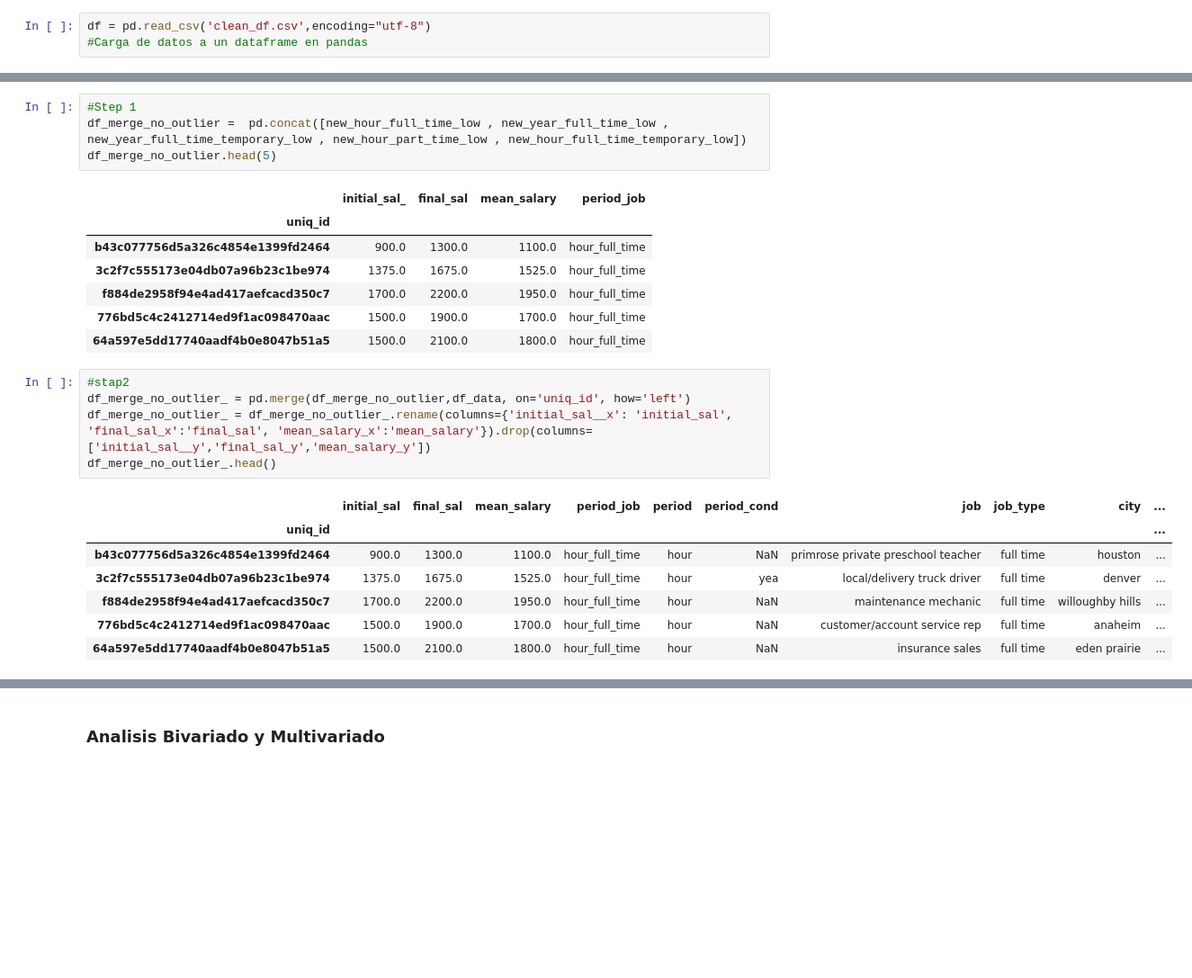
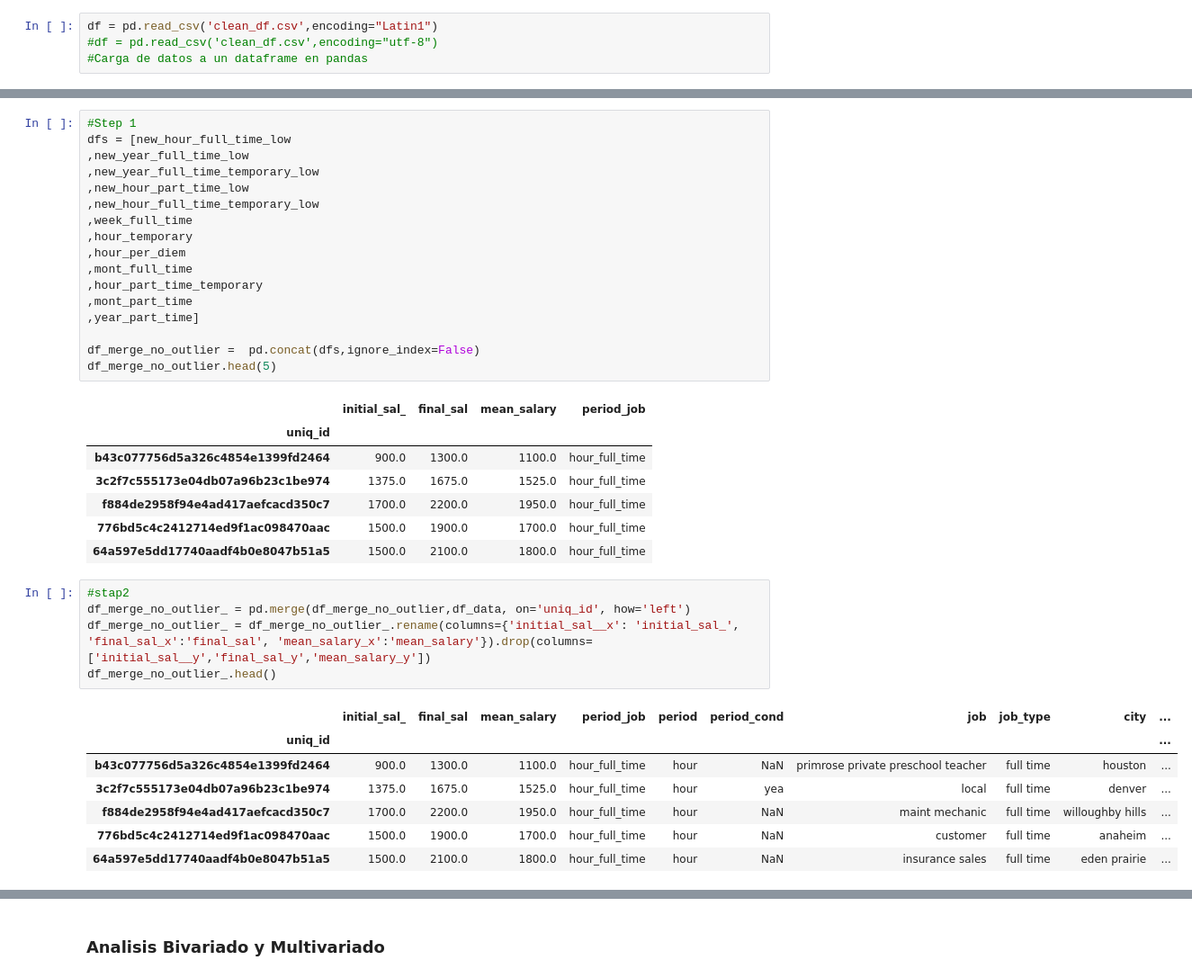
Before and after one commit to yohan-alfonso/Exploracion_Datos, a Jupyter notebook: main.ipynb, the cells around one changed output, grey strips where cells are left out. Shown at 90% size. Cells and saved outputs as stored; diff of their text form; blank space fills up the shorter version.

```diff
--- a/main.ipynb
+++ b/main.ipynb
@@ -42,7 +42,8 @@ Los siguientes datos son obtenidos del archivo "clean_df.csv"
 import pandas as pd
 import numpy as np
 # %%
-df = pd.read_csv('clean_df.csv',encoding="utf-8")
+df = pd.read_csv('clean_df.csv',encoding="Latin1")
+#df = pd.read_csv('clean_df.csv',encoding="utf-8")
 #Carga de datos a un dataframe en pandas
 # %%
 df = df.set_index('uniq_id')
@@ -554,7 +611,20 @@ In order to create this step of the process we have to caoncatenate and merge th
 - 3 merge dataset step 2 with dataset point b
 # %%
 #Step 1
-df_merge_no_outlier =  pd.concat([new_hour_full_time_low , new_year_full_time_low , new_year_full_time_temporary_low , new_hour_part_time_low , new_hour_full_time_temporary_low])
+dfs = [new_hour_full_time_low
+,new_year_full_time_low
+,new_year_full_time_temporary_low
+,new_hour_part_time_low
+,new_hour_full_time_temporary_low
+,week_full_time
+,hour_temporary
+,hour_per_diem
+,mont_full_time
+,hour_part_time_temporary
+,mont_part_time
+,year_part_time]
+
+df_merge_no_outlier =  pd.concat(dfs,ignore_index=False)
 df_merge_no_outlier.head(5)
 # %% [output]
 |  | initial_sal_ | final_sal | mean_salary | period_job |
@@ -567,14 +637,14 @@ df_merge_no_outlier.head(5)
 # %%
 #stap2
 df_merge_no_outlier_ = pd.merge(df_merge_no_outlier,df_data, on='uniq_id', how='left')
-df_merge_no_outlier_ = df_merge_no_outlier_.rename(columns={'initial_sal__x': 'initial_sal', 'final_sal_x':'final_sal', 'mean_salary_x':'mean_salary'}).drop(columns=['initial_sal__y','final_sal_y','mean_salary_y'])
+df_merge_no_outlier_ = df_merge_no_outlier_.rename(columns={'initial_sal__x': 'initial_sal_', 'final_sal_x':'final_sal', 'mean_salary_x':'mean_salary'}).drop(columns=['initial_sal__y','final_sal_y','mean_salary_y'])
 df_merge_no_outlier_.head()
 # %% [output]
-|  | initial_sal | final_sal | mean_salary | period_job | period | period_cond | job | job_type | city | ... |
+|  | initial_sal_ | final_sal | mean_salary | period_job | period | period_cond | job | job_type | city | ... |
 | uniq_id |  |  |  |  |  |  |  |  |  | ... |
 | b43c077756d5a326c4854e1399fd2464 | 900.0 | 1300.0 | 1100.0 | hour_full_time | hour | NaN | primrose private preschool teacher | full time | houston | ... |
-| 3c2f7c555173e04db07a96b23c1be974 | 1375.0 | 1675.0 | 1525.0 | hour_full_time | hour | yea | local/delivery truck driver | full time | denver | ... |
-| f884de2958f94e4ad417aefcacd350c7 | 1700.0 | 2200.0 | 1950.0 | hour_full_time | hour | NaN | maintenance mechanic | full time | willoughby hills | ... |
-| 776bd5c4c2412714ed9f1ac098470aac | 1500.0 | 1900.0 | 1700.0 | hour_full_time | hour | NaN | customer/account service rep | full time | anaheim | ... |
+| 3c2f7c555173e04db07a96b23c1be974 | 1375.0 | 1675.0 | 1525.0 | hour_full_time | hour | yea | local | full time | denver | ... |
+| f884de2958f94e4ad417aefcacd350c7 | 1700.0 | 2200.0 | 1950.0 | hour_full_time | hour | NaN | maint mechanic | full time | willoughby hills | ... |
+| 776bd5c4c2412714ed9f1ac098470aac | 1500.0 | 1900.0 | 1700.0 | hour_full_time | hour | NaN | customer | full time | anaheim | ... |
 | 64a597e5dd17740aadf4b0e8047b51a5 | 1500.0 | 2100.0 | 1800.0 | hour_full_time | hour | NaN | insurance sales | full time | eden prairie | ... |
 # %%
```
Also changed, not shown: parts of 45 cells of this notebook, 3 other files.
